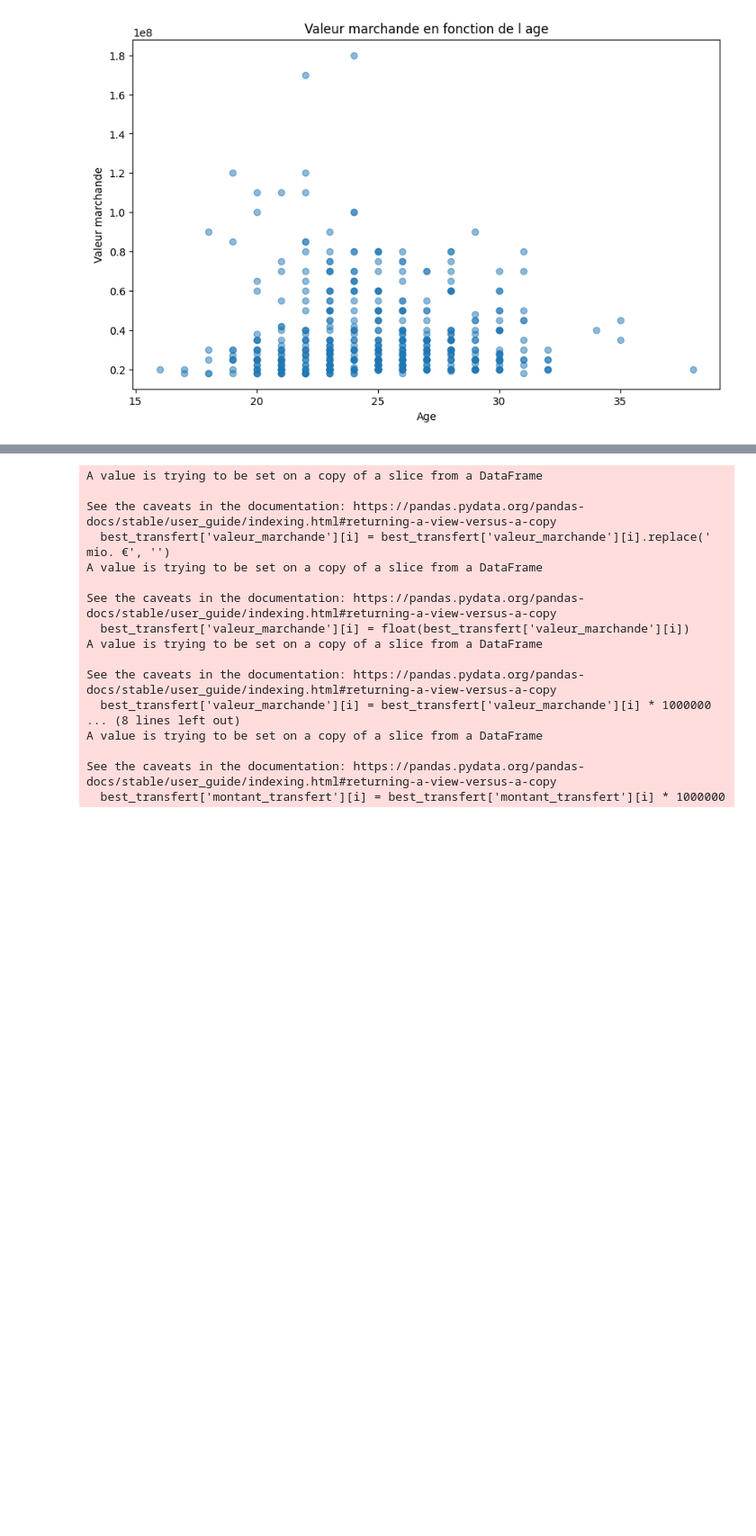
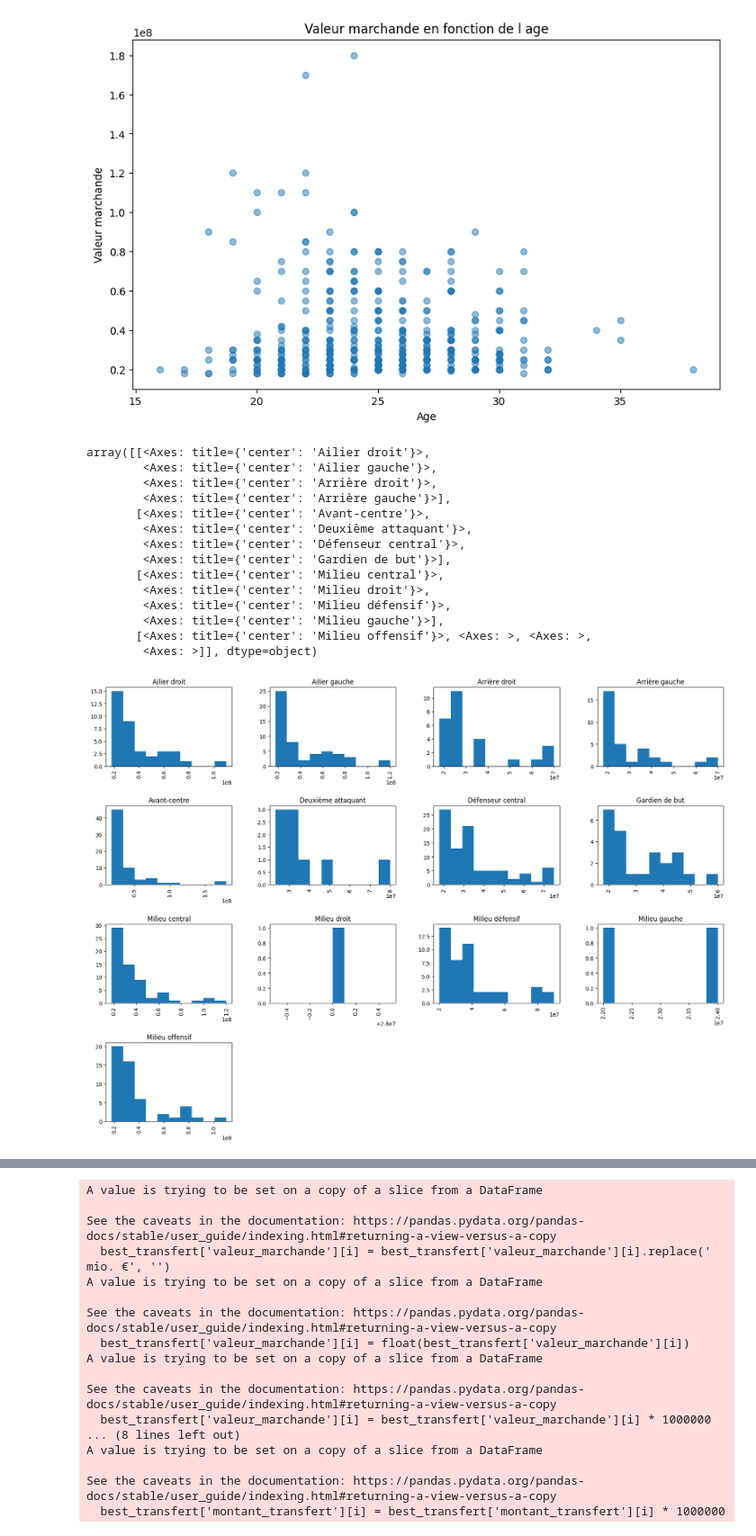
Before and after one commit to guypi001/DE, a Jupyter notebook: prog _test(1).ipynb, the cells around one changed output, grey strips where cells are left out. Shown at 90% size. Cells and saved outputs as stored; diff of their text form; code cells hidden in the pictures; blank space fills up the shorter version.

Commit message:
Analyse des valeurs des joueurs

```diff
--- a/prog _test(1).ipynb
+++ b/prog _test(1).ipynb
@@ -1351,3 +1351,22 @@ plt.ylabel('Valeur marchande')
 plt.show()
 # %% [output]
 [figure]
+# %%
+# faire un histograme en fonction de Position
+valeur_marchandes_j.hist(column='Valeur marchande', by='Position', bins=10, figsize=(20,15))
+# %% [output]
+array([[<Axes: title={'center': 'Ailier droit'}>,
+        <Axes: title={'center': 'Ailier gauche'}>,
+        <Axes: title={'center': 'Arrière droit'}>,
+        <Axes: title={'center': 'Arrière gauche'}>],
+       [<Axes: title={'center': 'Avant-centre'}>,
+        <Axes: title={'center': 'Deuxième attaquant'}>,
+        <Axes: title={'center': 'Défenseur central'}>,
+        <Axes: title={'center': 'Gardien de but'}>],
+       [<Axes: title={'center': 'Milieu central'}>,
+        <Axes: title={'center': 'Milieu droit'}>,
+        <Axes: title={'center': 'Milieu défensif'}>,
+        <Axes: title={'center': 'Milieu gauche'}>],
+       [<Axes: title={'center': 'Milieu offensif'}>, <Axes: >, <Axes: >,
+        <Axes: >]], dtype=object)
+[figure, added]
```
Also changed, not shown: parts of 17 cells of this notebook, 1 other file.
